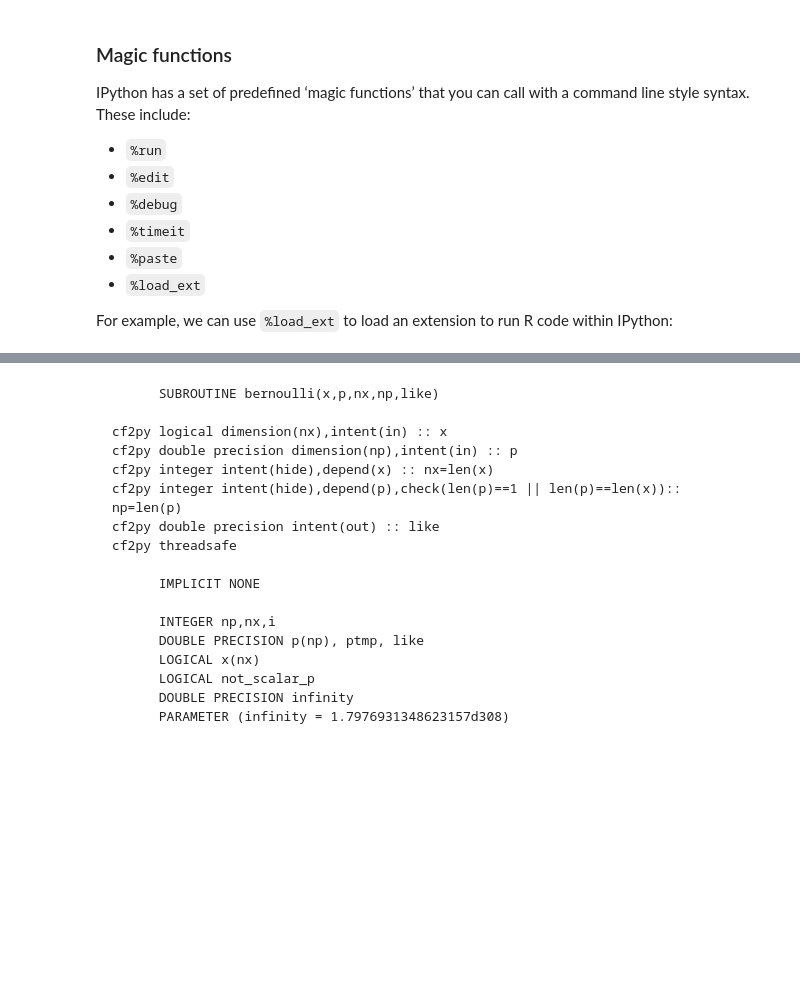
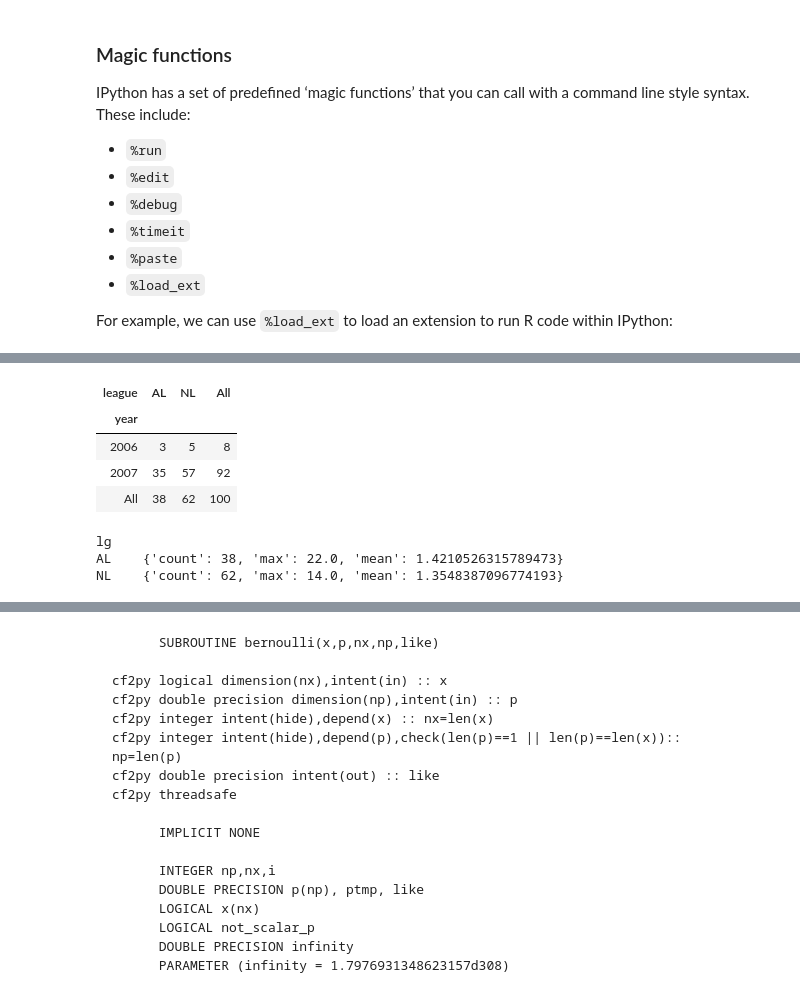
Before and after one commit to fonnesbeck/useRshootout, a Jupyter notebook: slides/UseR_2012.ipynb, the cells around one changed output, grey strips where cells are left out. Drawn from its saved outputs; the diff is of its cells as text; code cells hidden in the pictures; blank space fills up the shorter version.

```diff
--- a/slides/UseR_2012.ipynb
+++ b/slides/UseR_2012.ipynb
@@ -363,0 +470,8 @@ pivot_table(df, values='D', rows=['A', 'B'], cols=['C'])
+# %%
+crosstab(baseball.year, baseball.lg, margins=True, colnames=['league'])
+# %% [output]
+| league | AL | NL | All |
+| year |  |  |  |
+| 2006 | 3 | 5 | 8 |
+| 2007 | 35 | 57 | 92 |
+| All | 38 | 62 | 100 |
@@ -363,0 +481,6 @@ pivot_table(df, values='D', rows=['A', 'B'], cols=['C'])
+# %%
+baseball.groupby('lg')["sb"].apply(get_stats)
+# %% [output]
+lg
+AL    {'count': 38, 'max': 22.0, 'mean': 1.4210526315789473}
+NL    {'count': 62, 'max': 14.0, 'mean': 1.3548387096774193}
```
Also changed, not shown: parts of 35 cells of this notebook.
